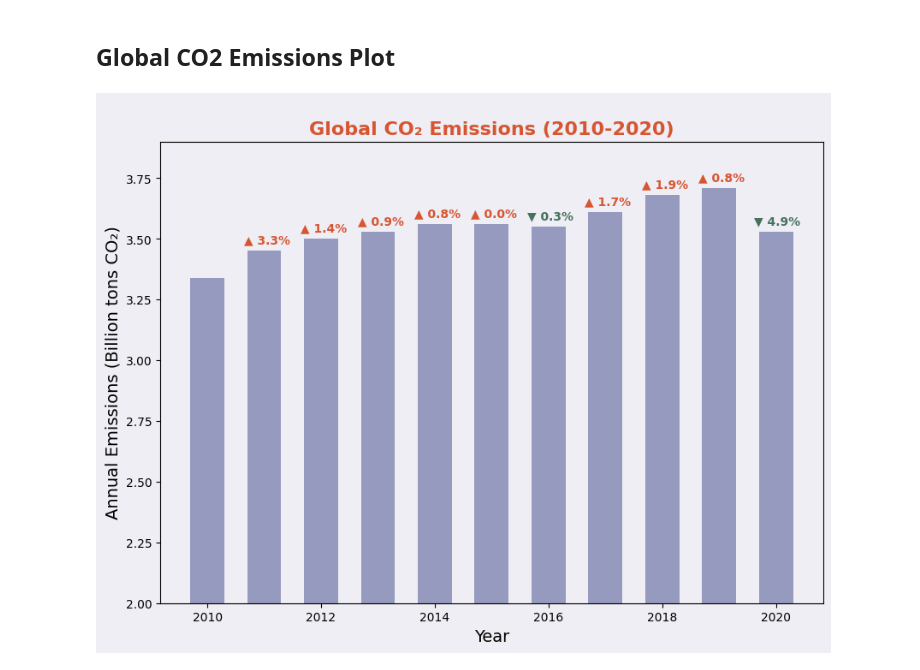
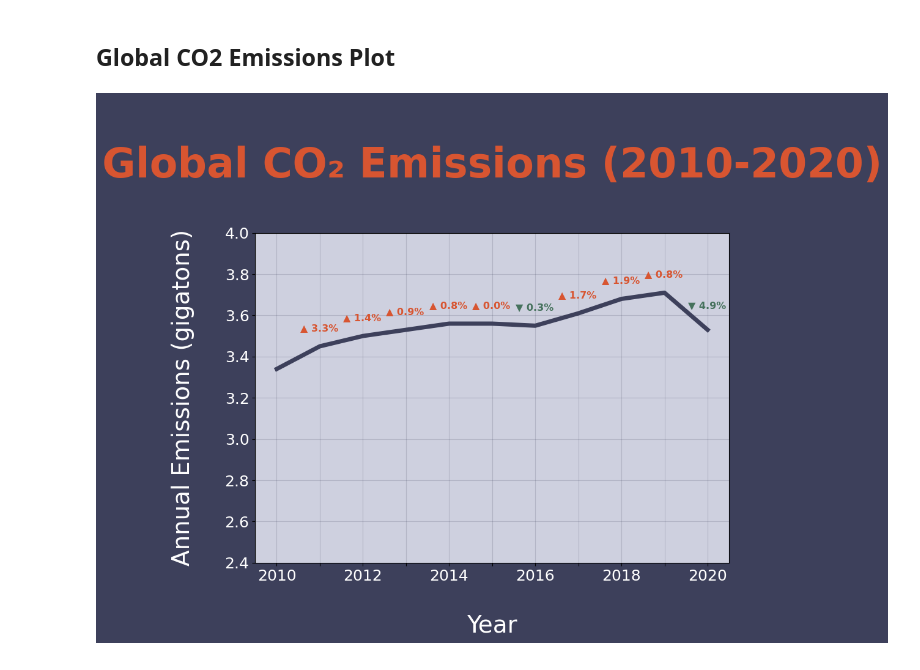
Before and after one commit to simonabors/worlddataviz, a Jupyter notebook: What_just_happened_viz.ipynb, the cells around one changed output. Drawn from its saved outputs; the diff is of its cells as text; code cells hidden in the pictures.

```diff
--- a/What_just_happened_viz.ipynb
+++ b/What_just_happened_viz.ipynb
@@ -689,26 +687,31 @@ plt.show()
 energy['global_co2_delta'] = round((energy['global_co2_emissions'] / energy['global_co2_emissions'].shift(1) - 1) * 100, 1)
 # %%
 fig, ax = plt.subplots(1, figsize=(10, 7))
-fig.set_facecolor('#eeeef4')
-ax.set_facecolor('#eeeef4')
+fig.set_facecolor('#3d405b')
+ax.set_facecolor('#ced0df')
 
-plt.bar(energy.index, energy.global_co2_emissions, color='#969abe', width=0.6)
+plt.plot(energy.index, energy.global_co2_emissions, color='#3d405b', linewidth=5)
 
 up = u'\u25B2'
 down = u'\u25BC'
 for emit in zip(energy.index, energy.global_co2_emissions, energy.global_co2_delta):
     if emit[2] >= 0:
-        plt.annotate(f'{up} {abs(emit[2])}%', (emit[0] - .36, emit[1] + 0.03), color='#D85531', weight='heavy')
-    if emit[2] < 0:
-        plt.annotate(f'{down} {abs(emit[2])}%', (emit[0] - .38, emit[1] + 0.03), color=darkgreen_hex, weight='heavy')
+        plt.annotate(f'{up} {abs(emit[2])}%', (emit[0] - .46, emit[1] + 0.075), color='#D85531', weight='heavy', fontsize=11.5)
+    if (emit[2] < 0) & (emit[2] > -3):
+        plt.annotate(f'{down} {abs(emit[2])}%', (emit[0] - .46, emit[1] + 0.075), color=darkgreen_hex, weight='heavy', fontsize=11.5)
+    elif emit[2] < -3:
+        plt.annotate(f'{down} {abs(emit[2])}%', (emit[0] - .46, emit[1] + 0.105), color=darkgreen_hex, weight='heavy', fontsize=11.5)
+
 
 twosub = u'\u2082'
-plt.title(f'\nGlobal CO{twosub} Emissions (2010-2020)', fontsize=16, color='#D85531', weight='bold')
-plt.xlabel('Year', fontsize=14)
-plt.xticks(fontsize=10)
-plt.ylabel(f'Annual Emissions (Billion tons CO{twosub})', fontsize=14)
-plt.ylim(2, 3.9)
+plt.title(f'\nGlobal CO{twosub} Emissions (2010-2020)\n', fontsize=48, color='#D85531', weight='bold')
+plt.xlabel('\nYear', fontsize=28, color='white')
+plt.grid(color='#3d405b', alpha=0.2)
+plt.xticks([2010, 2011, 2012, 2013, 2014, 2015, 2016, 2017, 2018, 2019, 2020], labels=[2010, '', 2012, '', 2014, '', 2016, '', 2018, '', 2020], fontsize=18, color='white')
+plt.yticks(fontsize=18, color='white')
+plt.ylabel(f'Annual Emissions (gigatons)\n', fontsize=28, color='white')
+plt.ylim(2.4, 4)
 plt.savefig('GlobalGreenhouseGasEmissions_20230122.svg', format='svg')
 plt.show()
 # %% [output]
-[figure, old version]
+[figure, new version]
```
Also changed, not shown: parts of 2 cells of this notebook, 2 other files.
